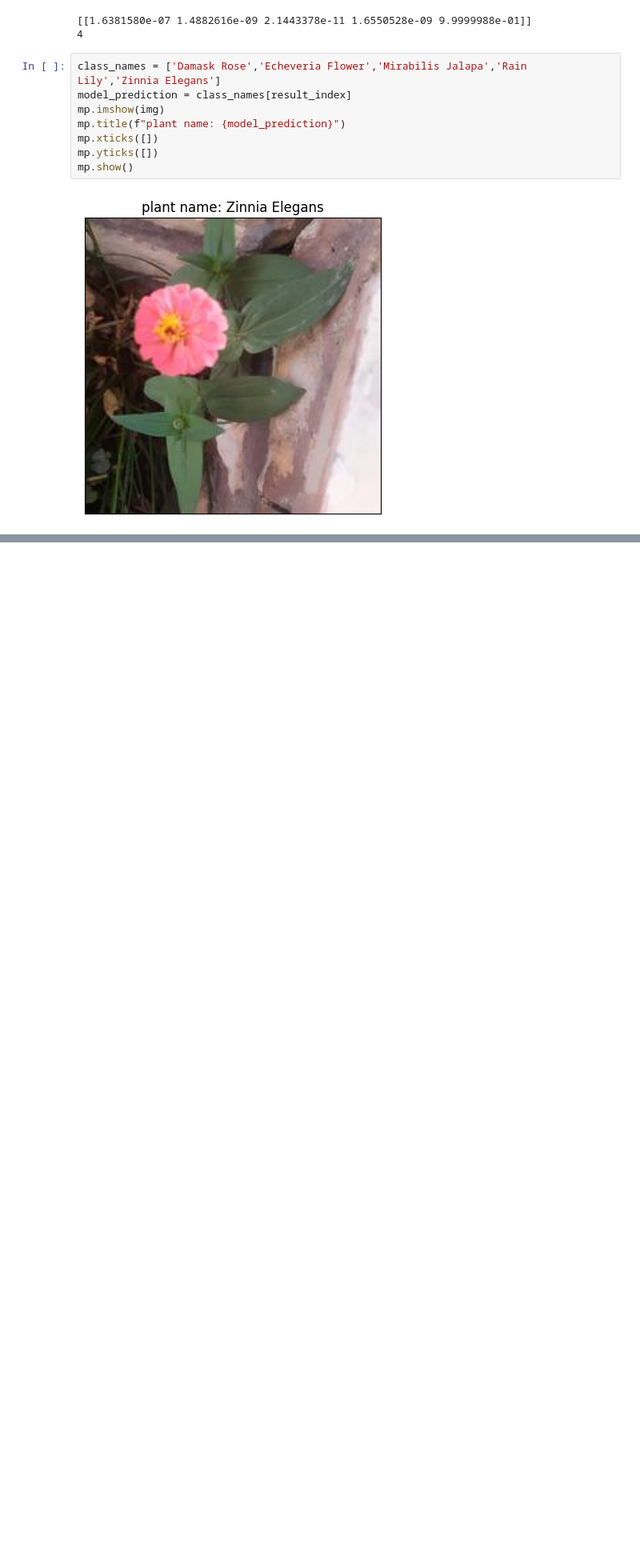
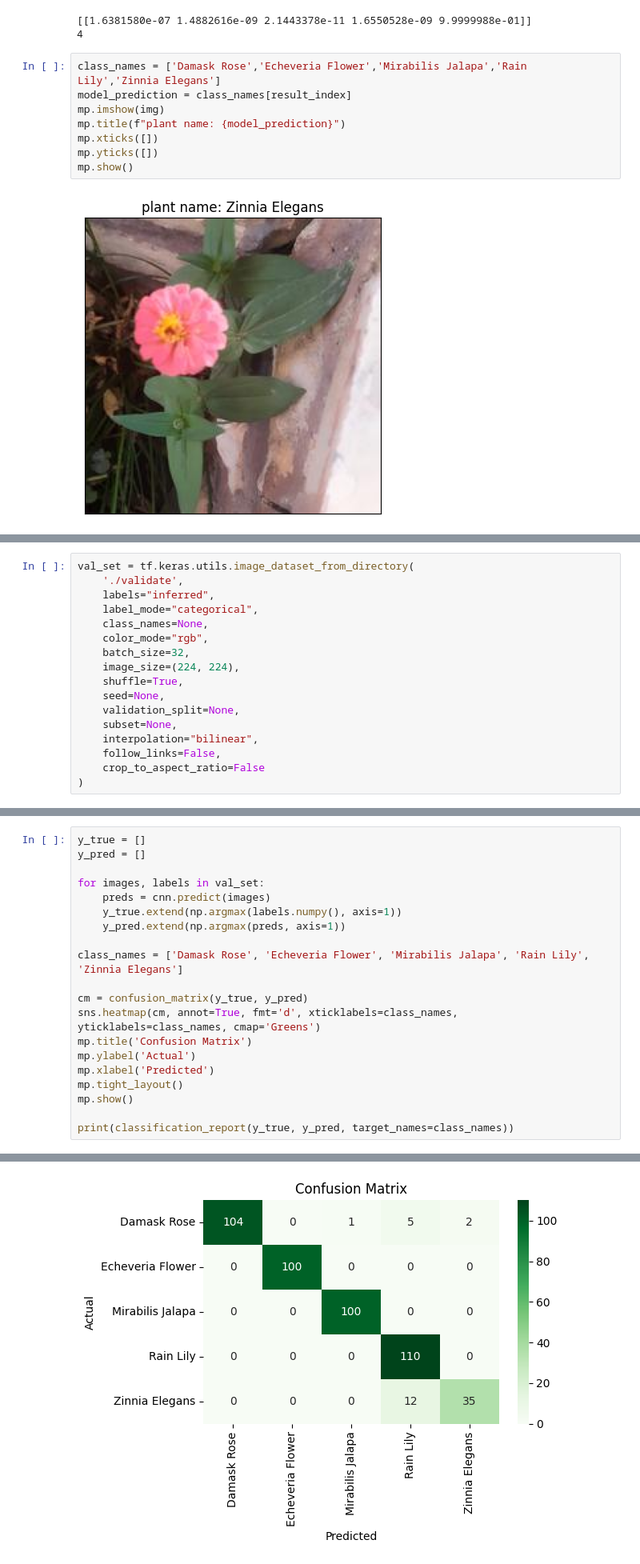
Before and after one commit to abdo3yd/ornamintal-plant-classification, a Jupyter notebook: testing_model.ipynb, the cells around one changed output, grey strips where cells are left out. Shown at 80% size. Cells and saved outputs as stored; diff of their text form; blank space fills up the shorter version.

```diff
--- a/testing_model.ipynb
+++ b/testing_model.ipynb
@@ -56,0 +60,17 @@ mp.show()
+# %%
+val_set = tf.keras.utils.image_dataset_from_directory(
+    './validate',
+    labels="inferred",
+    label_mode="categorical",
+    class_names=None,
+    color_mode="rgb",
+    batch_size=32,
+    image_size=(224, 224),
+    shuffle=True,
+    seed=None,
+    validation_split=None,
+    subset=None,
+    interpolation="bilinear",
+    follow_links=False,
+    crop_to_aspect_ratio=False
+)
@@ -56,0 +97,21 @@ mp.show()
+# %%
+y_true = []
+y_pred = []
+
+for images, labels in val_set:
+    preds = cnn.predict(images)
+    y_true.extend(np.argmax(labels.numpy(), axis=1))
+    y_pred.extend(np.argmax(preds, axis=1))
+
+class_names = ['Damask Rose', 'Echeveria Flower', 'Mirabilis Jalapa', 'Rain Lily', 'Zinnia Elegans']
+
+cm = confusion_matrix(y_true, y_pred)
+sns.heatmap(cm, annot=True, fmt='d', xticklabels=class_names, yticklabels=class_names, cmap='Greens')
+mp.title('Confusion Matrix')
+mp.ylabel('Actual')
+mp.xlabel('Predicted')
+mp.tight_layout()
+mp.show()
+
+print(classification_report(y_true, y_pred, target_names=class_names))
+# %% [output]
@@ -56,0 +134 @@ mp.show()
+[figure, added]
```
Also changed, not shown: parts of 9 cells of this notebook.
